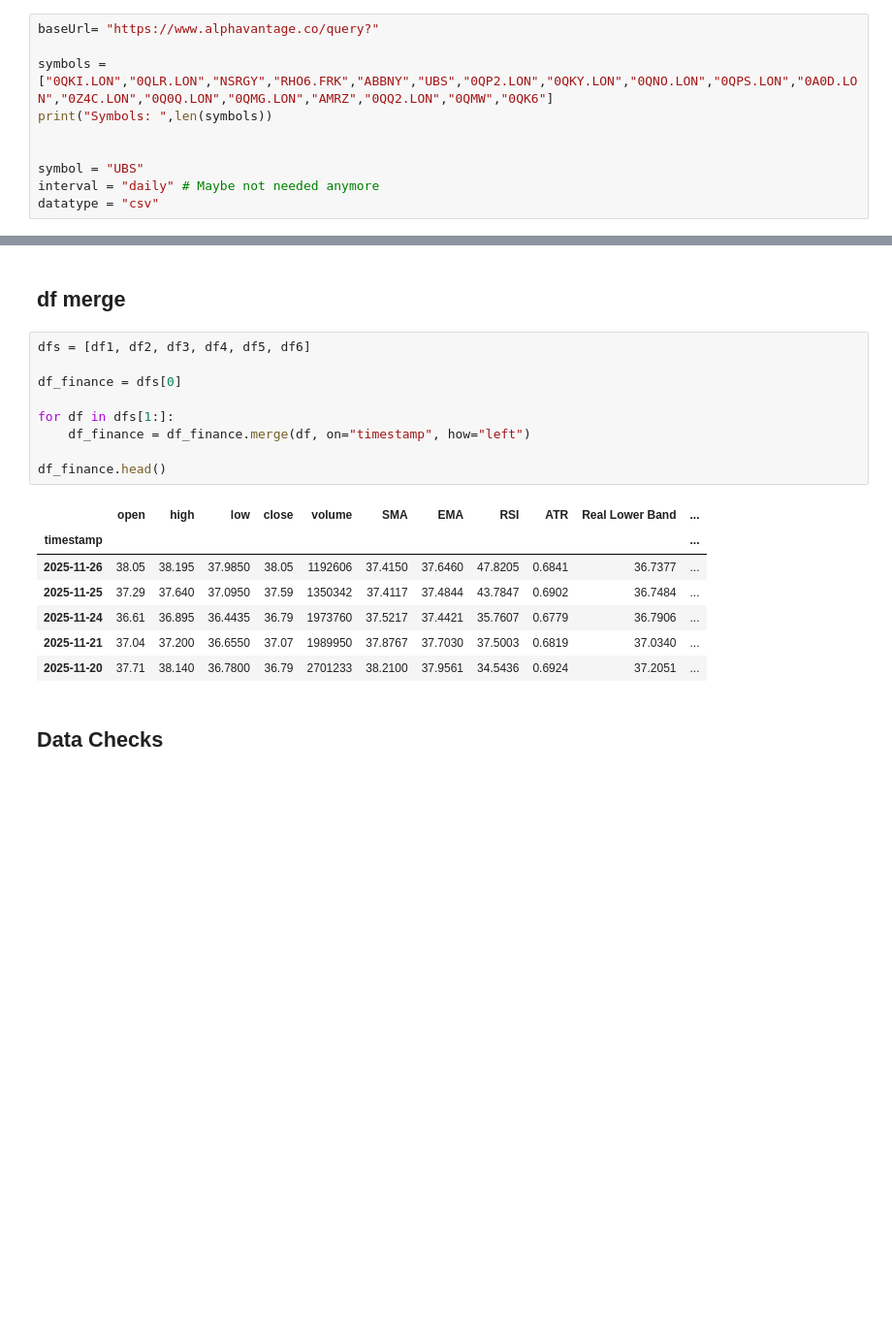
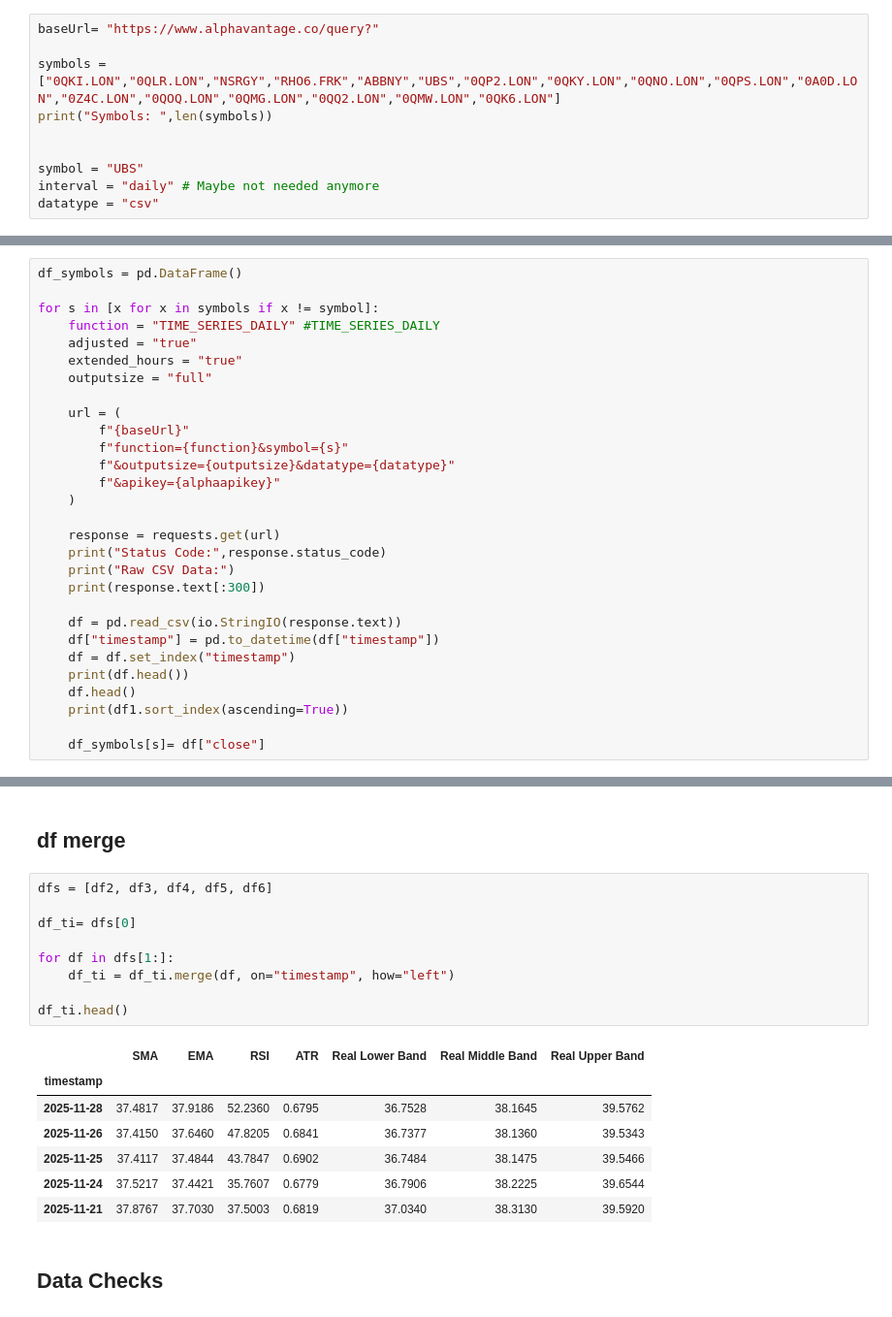
Before and after one commit to gilStettler/stonksai, a Jupyter notebook: dataset.ipynb, the cells around one changed output, grey strips where cells are left out. Shown at 97% size. Cells and saved outputs as stored; diff of their text form; blank space fills up the shorter version.

Commit message:
All symbols added

```diff
--- a/dataset.ipynb
+++ b/dataset.ipynb
@@ -79,7 +46,7 @@ else:
 # %%
 baseUrl= "https://www.alphavantage.co/query?"
 
-symbols = ["0QKI.LON","0QLR.LON","NSRGY","RHO6.FRK","ABBNY","UBS","0QP2.LON","0QKY.LON","0QNO.LON","0QPS.LON","0A0D.LON","0Z4C.LON","0Q0Q.LON","0QMG.LON","AMRZ","0QQ2.LON","0QMW","0QK6"]
+symbols = ["0QKI.LON","0QLR.LON","NSRGY","RHO6.FRK","ABBNY","UBS","0QP2.LON","0QKY.LON","0QNO.LON","0QPS.LON","0A0D.LON","0Z4C.LON","0QOQ.LON","0QMG.LON","0QQ2.LON","0QMW.LON","0QK6.LON"]
 print("Symbols: ",len(symbols))
 
 
@@ -134,0 +113,29 @@ timestamp
+# %%
+df_symbols = pd.DataFrame()
+
+for s in [x for x in symbols if x != symbol]:
+    function = "TIME_SERIES_DAILY" #TIME_SERIES_DAILY
+    adjusted = "true"
+    extended_hours = "true"
+    outputsize = "full"
+
+    url = (
+        f"{baseUrl}"
+        f"function={function}&symbol={s}"
+        f"&outputsize={outputsize}&datatype={datatype}"
+        f"&apikey={alphaapikey}"
+    )
+
+    response = requests.get(url)
+    print("Status Code:",response.status_code)
+    print("Raw CSV Data:")
+    print(response.text[:300])
+
+    df = pd.read_csv(io.StringIO(response.text))
+    df["timestamp"] = pd.to_datetime(df["timestamp"])
+    df = df.set_index("timestamp")
+    print(df.head())
+    df.head()
+    print(df1.sort_index(ascending=True))
+
+    df_symbols[s]= df["close"]
@@ -361,22 +402,22 @@ timestamp
 # %% [markdown]
 ## df merge
 # %%
-dfs = [df1, df2, df3, df4, df5, df6]
+dfs = [df2, df3, df4, df5, df6]
 
-df_finance = dfs[0]
+df_ti= dfs[0]
 
 for df in dfs[1:]:
-    df_finance = df_finance.merge(df, on="timestamp", how="left")
+    df_ti = df_ti.merge(df, on="timestamp", how="left")
 
-df_finance.head()
+df_ti.head()
 # %% [output]
-|  | open | high | low | close | volume | SMA | EMA | RSI | ATR | Real Lower Band | ... |
-| timestamp |  |  |  |  |  |  |  |  |  |  | ... |
-| 2025-11-26 | 38.05 | 38.195 | 37.9850 | 38.05 | 1192606 | 37.4150 | 37.6460 | 47.8205 | 0.6841 | 36.7377 | ... |
-| 2025-11-25 | 37.29 | 37.640 | 37.0950 | 37.59 | 1350342 | 37.4117 | 37.4844 | 43.7847 | 0.6902 | 36.7484 | ... |
-| 2025-11-24 | 36.61 | 36.895 | 36.4435 | 36.79 | 1973760 | 37.5217 | 37.4421 | 35.7607 | 0.6779 | 36.7906 | ... |
-| 2025-11-21 | 37.04 | 37.200 | 36.6550 | 37.07 | 1989950 | 37.8767 | 37.7030 | 37.5003 | 0.6819 | 37.0340 | ... |
-| 2025-11-20 | 37.71 | 38.140 | 36.7800 | 36.79 | 2701233 | 38.2100 | 37.9561 | 34.5436 | 0.6924 | 37.2051 | ... |
+|  | SMA | EMA | RSI | ATR | Real Lower Band | Real Middle Band | Real Upper Band |
+| timestamp |  |  |  |  |  |  |  |
+| 2025-11-28 | 37.4817 | 37.9186 | 52.2360 | 0.6795 | 36.7528 | 38.1645 | 39.5762 |
+| 2025-11-26 | 37.4150 | 37.6460 | 47.8205 | 0.6841 | 36.7377 | 38.1360 | 39.5343 |
+| 2025-11-25 | 37.4117 | 37.4844 | 43.7847 | 0.6902 | 36.7484 | 38.1475 | 39.5466 |
+| 2025-11-24 | 37.5217 | 37.4421 | 35.7607 | 0.6779 | 36.7906 | 38.2225 | 39.6544 |
+| 2025-11-21 | 37.8767 | 37.7030 | 37.5003 | 0.6819 | 37.0340 | 38.3130 | 39.5920 |
 # %% [markdown]
 ## Data Checks
 # %%
```
Also changed, not shown: parts of 45 cells of this notebook.
